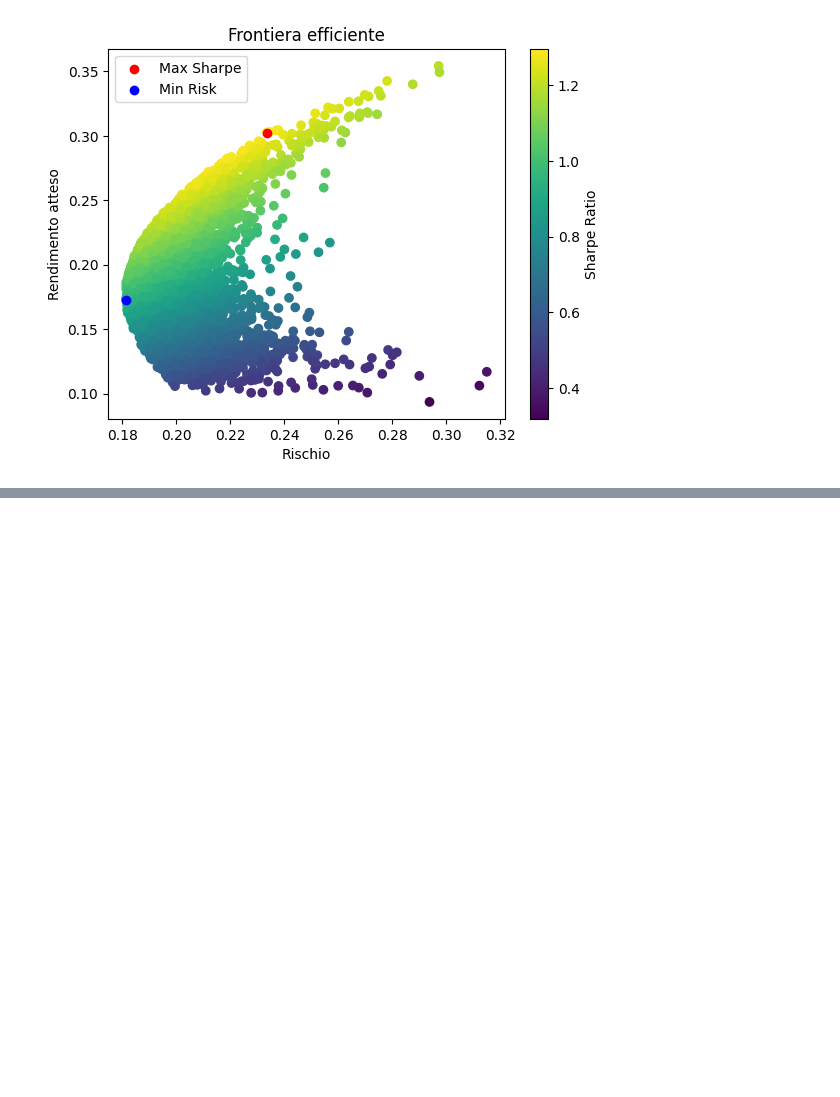
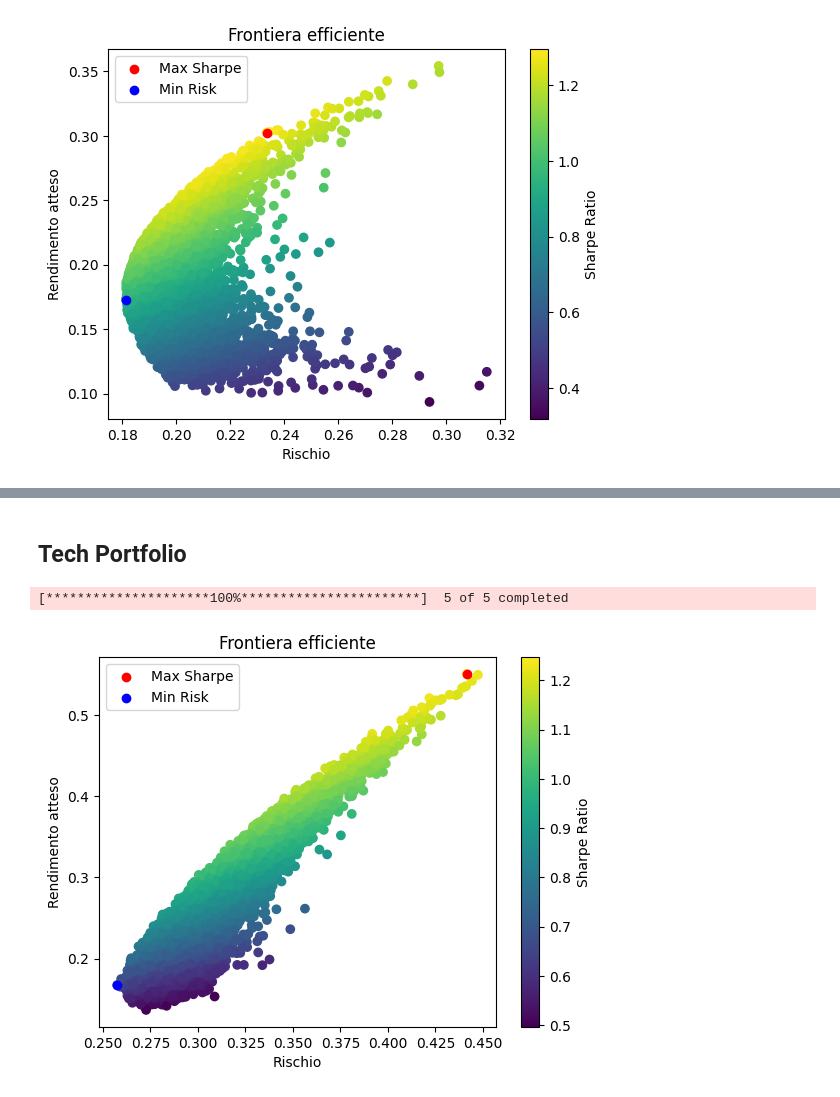
Before and after one commit to krssclaire/portfolio-theory-defense-shares-study, a Jupyter notebook: notebook/teoria-portafoglio.ipynb, the cells around one changed output, grey strips where cells are left out. Drawn from its saved outputs; the diff is of its cells as text; code cells hidden in the pictures; blank space fills up the shorter version.

```diff
--- a/notebook/teoria-portafoglio.ipynb
+++ b/notebook/teoria-portafoglio.ipynb
@@ -66,0 +129,62 @@ plt.show()
+# %% [markdown]
+## Tech Portfolio
+# %%
+# import libraaries
+import yfinance as yf
+import numpy as np
+import pandas as pd
+import matplotlib.pyplot as plt
+
+# shares included in portfolio
+tickers = ['AAPL', 'MSFT', 'NVDA', 'GOOGL', 'AMZN']
+
+# download adjusted data for each ticker
+data = yf.download(tickers, start='2022-02-24', end='2025-07-01')['Close']
+
+# MuliIndex fix --> new update of yfinance
+returns = data.pct_change().dropna()
+mean_returns = returns.mean() * 252
+cov_matrix = returns.cov() * 252
+num_portfolios = 10000
+
+results = np.zeros((3, num_portfolios))
+weights_record = []
+
+# calculations
+for i in range(num_portfolios):
+    weights = np.random.random(len(tickers))
+    weights /= np.sum(weights)
+    weights_record.append(weights)
+
+    portfolio_return = np.dot(weights, mean_returns)
+    portfolio_stddev = np.sqrt(np.dot(weights.T, np.dot(cov_matrix, weights)))
+
+    results[0, i] = portfolio_return
+    results[1, i] = portfolio_stddev
+    results[2, i] = portfolio_return / portfolio_stddev  # Sharpe Ratio
+
+results_df = pd.DataFrame({
+    'Return': results[0],
+    'Risk': results[1],
+    'Sharpe Ratio': results[2]
+})
+
+# max return and min risk
+max_sharpe_idx = results_df['Sharpe Ratio'].idxmax()
+max_sharpe_portfolio = results_df.loc[max_sharpe_idx]
+min_risk_idx = results_df['Risk'].idxmin()
+min_risk_portfolio = results_df.loc[min_risk_idx]
+
+# graph plot
+plt.scatter(results_df['Risk'], results_df['Return'], c=results_df['Sharpe Ratio'], cmap='viridis')
+plt.colorbar(label='Sharpe Ratio')
+plt.scatter(max_sharpe_portfolio['Risk'], max_sharpe_portfolio['Return'], color='red', label='Max Sharpe')
+plt.scatter(min_risk_portfolio['Risk'], min_risk_portfolio['Return'], color='blue', label='Min Risk')
+plt.title('Frontiera efficiente')
+plt.xlabel('Rischio')
+plt.ylabel('Rendimento atteso')
+plt.legend()
+plt.show()
+# %% [output]
+[*********************100%***********************]  5 of 5 completed
+[figure, added]
```
Also changed, not shown: parts of 2 cells of this notebook, 1 other file.
